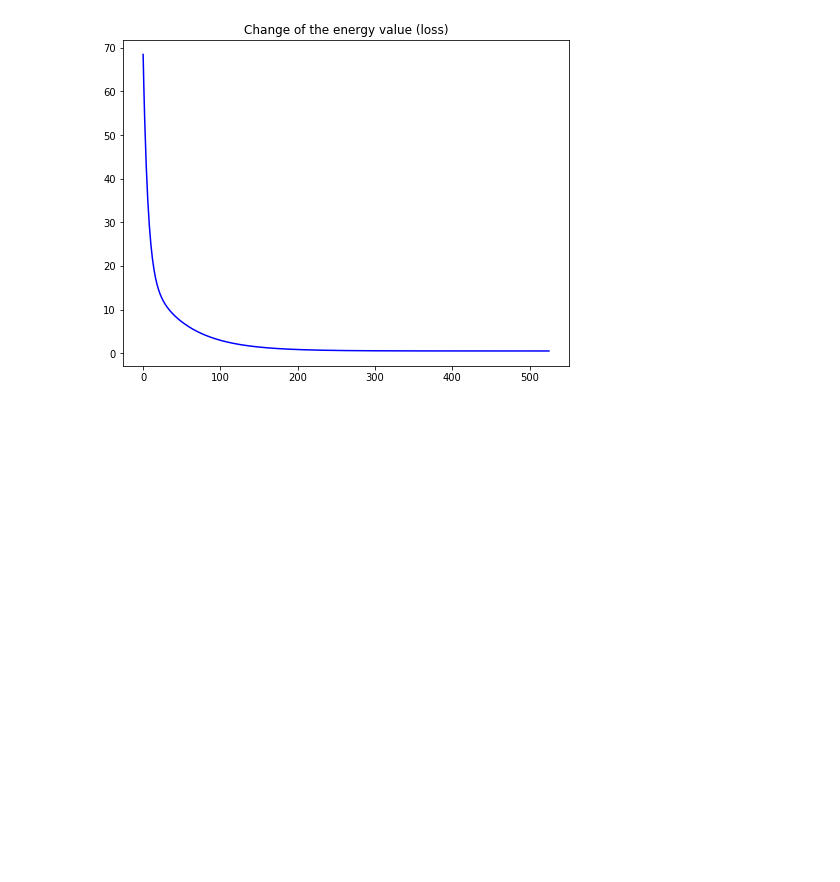
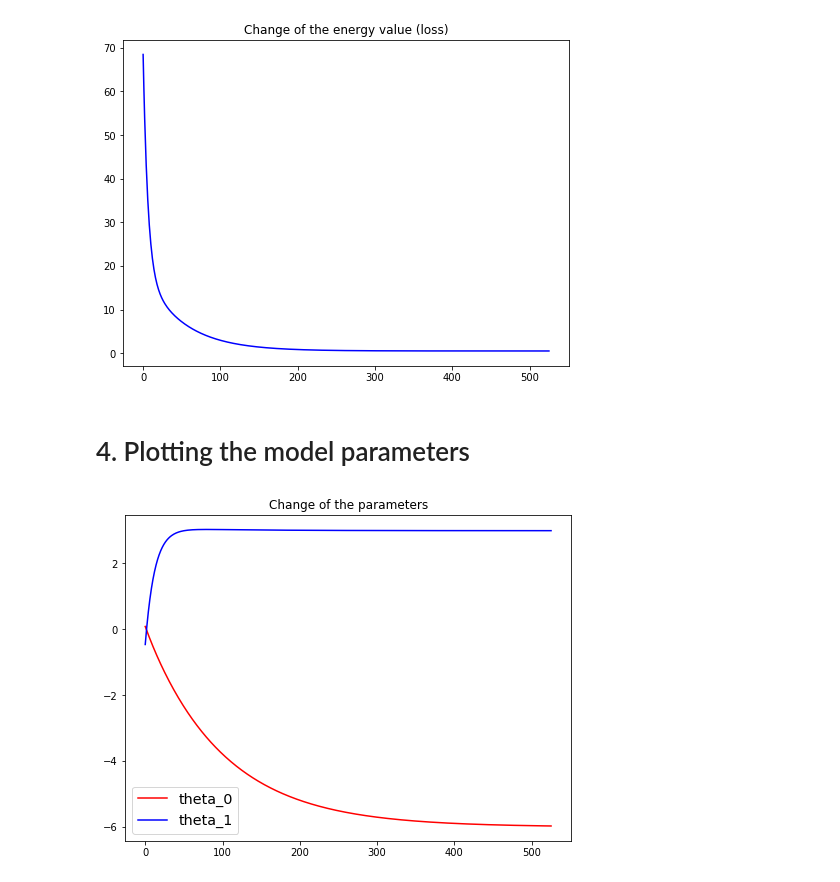
Before and after one commit to BaeHyungjun/2020-1-MachineLearning, a Jupyter notebook: 20152410_배형준_머신러닝_과제2.ipynb, the cells around one changed output. Drawn from its saved outputs; the diff is of its cells as text; code cells hidden in the pictures; blank space fills up the shorter version.

Commit message:
Assignment2-4 Plotting the model parameters
We can check convergence of the parameters, theta_0 and theta_1.

Energy value and parameters converged well. So, we can conclude that linear regression model has good performance for simulation data and that gradient descent method works well.

```diff
--- a/20152410_배형준_머신러닝_과제2.ipynb
+++ b/20152410_배형준_머신러닝_과제2.ipynb
@@ -125,3 +125,16 @@ plt.show()
 # energy value가 수렴한 것을 그래프를 통해 확인할 수 있다.
 # %% [output]
 [figure]
+# %% [markdown]
+# 4. Plotting the model parameters
+# %%
+plt.figure(figsize=(8, 6))
+plt.plot(list_theta_0, 'r', label='theta_0')
+plt.plot(list_theta_1, 'b', label='theta_1')
+plt.legend(loc='best', fontsize='x-large')
+plt.title('Change of the parameters')
+plt.show()
+
+# theta_0와 theta_1이 수렴한 것을 알 수 있다.
+# %% [output]
+[figure, added]
```
